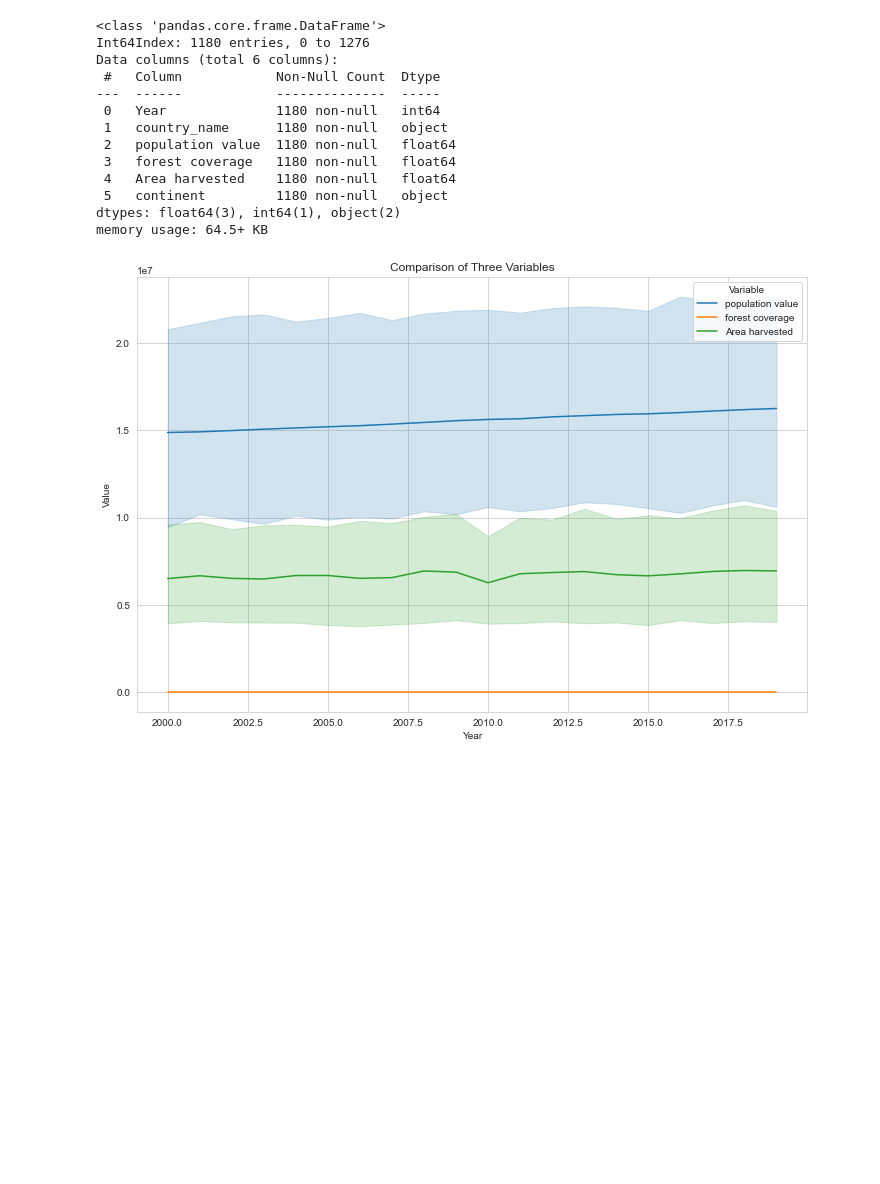
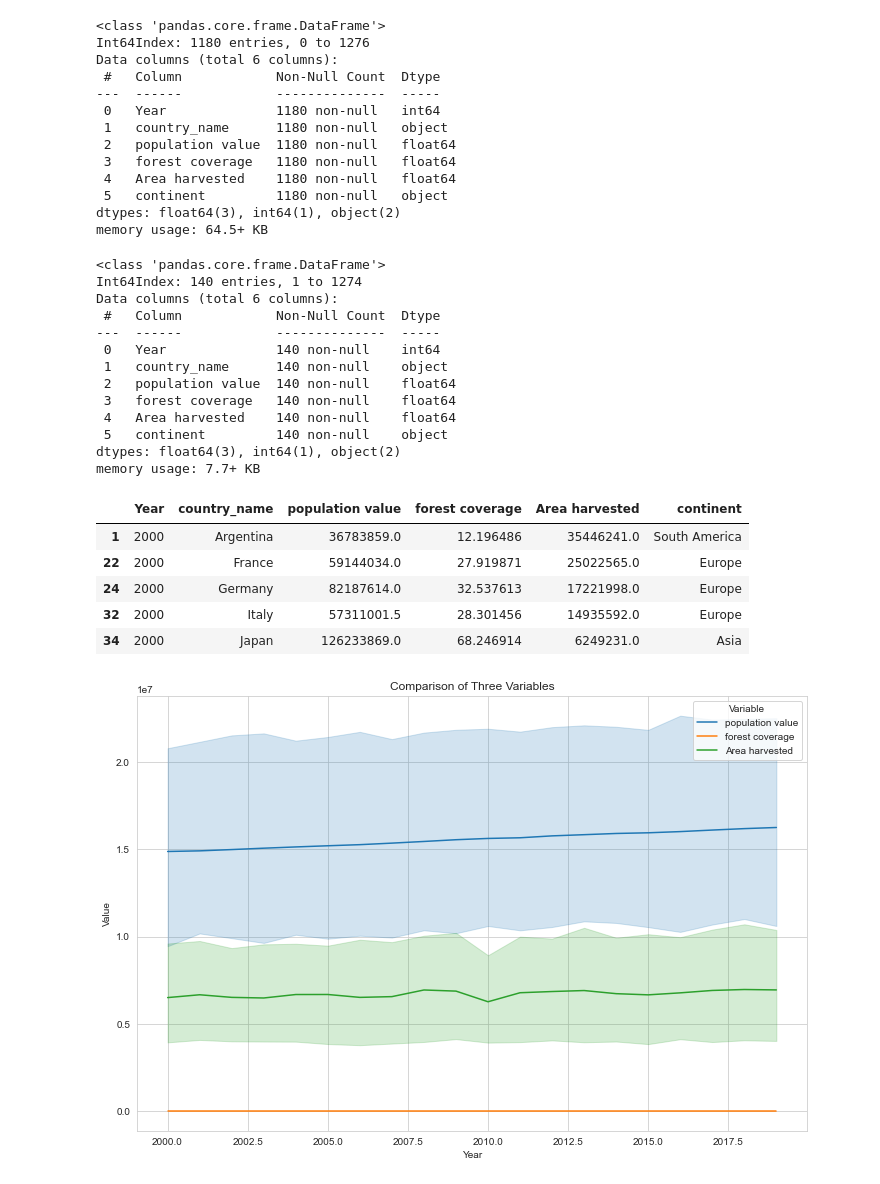
Before and after one commit to BoSuto/Specialist-Certificate-in-Data-Analytics-Essential-Jan-2023, a Jupyter notebook: Project_May_2023.ipynb, the cells around one changed output. Saved outputs shown, nothing was run; the diff lists cells and outputs as text; code cells hidden in the pictures; blank space fills up the shorter version.

Commit message:
top 7 countries

```diff
--- a/Project_May_2023.ipynb
+++ b/Project_May_2023.ipynb
@@ -491,3 +491,29 @@ dtypes: float64(3), int64(1), object(2)
 memory usage: 64.5+ KB
 # %%
 final_df_filtered.to_csv("final_df_filtered_continents.csv")
+# %%
+selected_countries = ['Japan', 'Germany', 'Italy', 'Spain', 'France', 'Ukraine', 'Argentina']
+
+selected_countries_df = final_df_filtered[final_df_filtered['country_name'].isin(selected_countries)]
+selected_countries_df.info()
+selected_countries_df.head()
+# %% [output]
+<class 'pandas.core.frame.DataFrame'>
+Int64Index: 140 entries, 1 to 1274
+Data columns (total 6 columns):
+ #   Column            Non-Null Count  Dtype
+---  ------            --------------  -----
+ 0   Year              140 non-null    int64
+ 1   country_name      140 non-null    object
+ 2   population value  140 non-null    float64
+ 3   forest coverage   140 non-null    float64
+ 4   Area harvested    140 non-null    float64
+ 5   continent         140 non-null    object
+dtypes: float64(3), int64(1), object(2)
+memory usage: 7.7+ KB
+|  | Year | country_name | population value | forest coverage | Area harvested | continent |
+| 1 | 2000 | Argentina | 36783859.0 | 12.196486 | 35446241.0 | South America |
+| 22 | 2000 | France | 59144034.0 | 27.919871 | 25022565.0 | Europe |
+| 24 | 2000 | Germany | 82187614.0 | 32.537613 | 17221998.0 | Europe |
+| 32 | 2000 | Italy | 57311001.5 | 28.301456 | 14935592.0 | Europe |
+| 34 | 2000 | Japan | 126233869.0 | 68.246914 | 6249231.0 | Asia |
```
Also changed, not shown: parts of 3 cells of this notebook.
